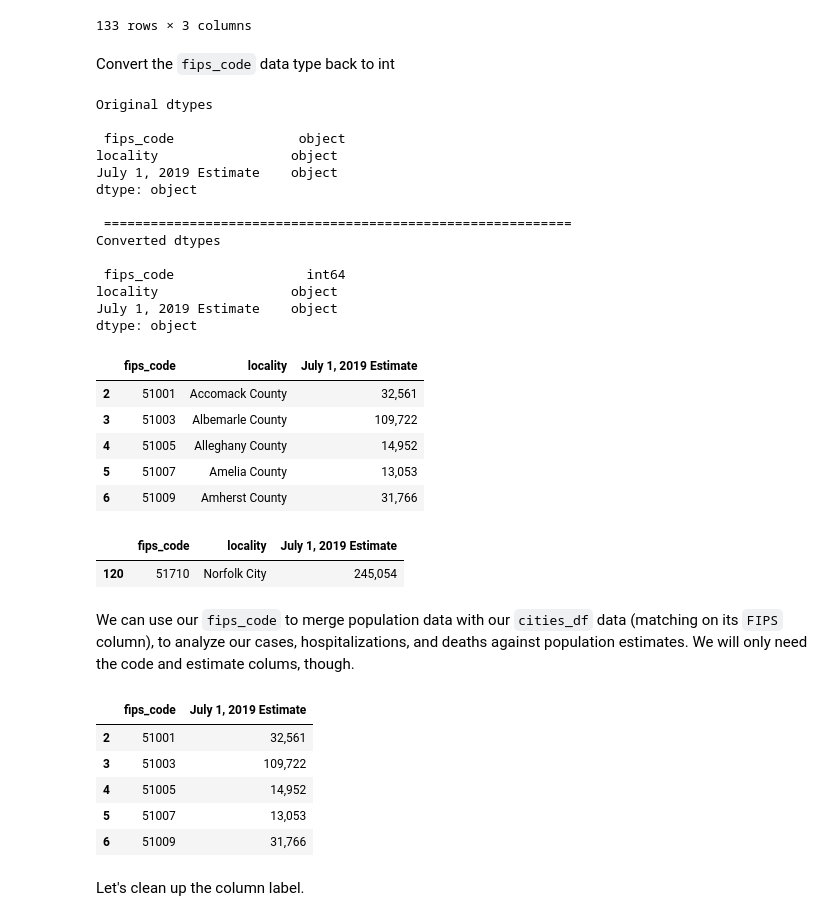
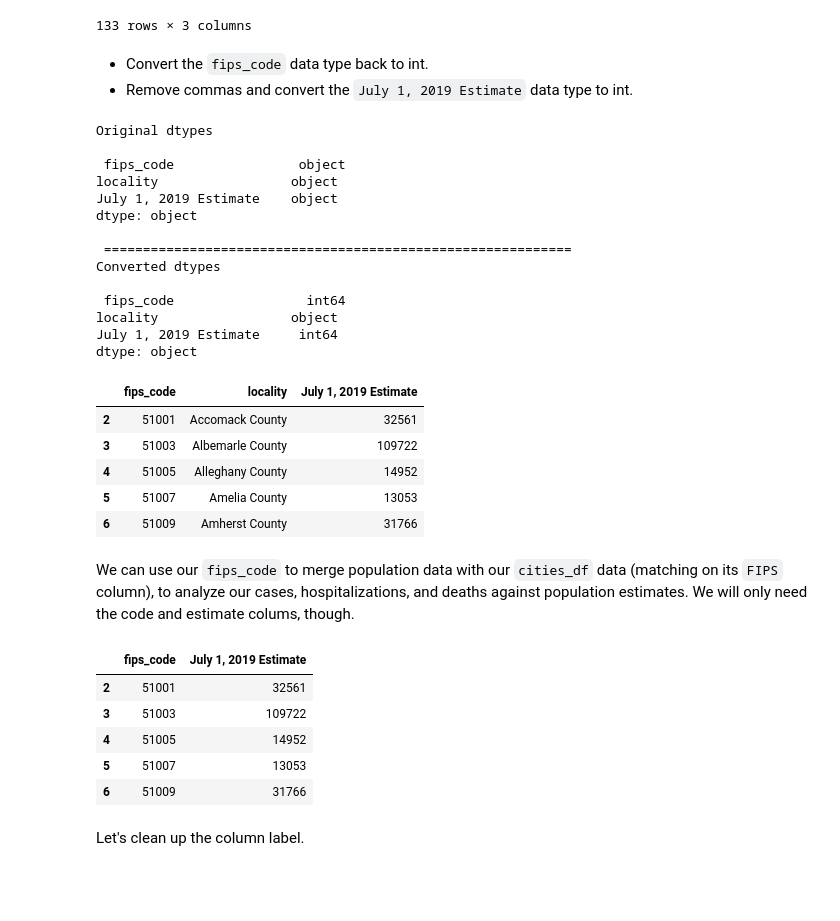
Before and after one commit to jammy-bot/va-covid-eda, a Jupyter notebook: va_covid_plots.ipynb, the cells around one changed output. Cells and saved outputs as stored; diff of their text form; code cells hidden in the pictures; blank space fills up the shorter version.

```diff
--- a/va_covid_plots.ipynb
+++ b/va_covid_plots.ipynb
@@ -564,47 +564,48 @@ pop_df
 | 134 | 51840 | Winchester City | 28,180 |
 133 rows × 3 columns
 # %% [markdown]
-Convert the `fips_code` data type back to int
+
+
+*   Convert the `fips_code` data type back to int.
+*   Remove commas and convert the `July 1, 2019 Estimate` data type to int.
 # %%
 # checking dtypes pre - conversion
 print("Original dtypes\n\n", pop_df.dtypes, "\n\n", "="*60)
 
 # correcting dtype
-pop_df.astype({'fips_code': 'int64'}).dtypes
 pop_df.fips_code = pop_df.fips_code.astype(int)
+
+# removing commas and correcting dtype
+pop_df["July 1, 2019 Estimate"] = pop_df["July 1, 2019 Estimate"].str.replace(
+    ",", ""
+    ).astype(int)
 
 # checking dtypes post - conversion
 print("Converted dtypes\n\n", pop_df.dtypes, "\n\n")
 
 # viewing first rows
 pop_df.head()
 # %% [output]
 Original dtypes
 
  fips_code                object
 locality                 object
 July 1, 2019 Estimate    object
 dtype: object
 
  ============================================================
 Converted dtypes
 
  fips_code                 int64
 locality                 object
-July 1, 2019 Estimate    object
+July 1, 2019 Estimate     int64
 dtype: object
 |  | fips_code | locality | July 1, 2019 Estimate |
-| 2 | 51001 | Accomack County | 32,561 |
-| 3 | 51003 | Albemarle County | 109,722 |
-| 4 | 51005 | Alleghany County | 14,952 |
-| 5 | 51007 | Amelia County | 13,053 |
-| 6 | 51009 | Amherst County | 31,766 |
+| 2 | 51001 | Accomack County | 32561 |
+| 3 | 51003 | Albemarle County | 109722 |
+| 4 | 51005 | Alleghany County | 14952 |
+| 5 | 51007 | Amelia County | 13053 |
+| 6 | 51009 | Amherst County | 31766 |
-# %%
-# checking a locality
-pop_df[pop_df['locality'].str.contains("Norfolk City")]
-# %% [output]
-|  | fips_code | locality | July 1, 2019 Estimate |
-| 120 | 51710 | Norfolk City | 245,054 |
 # %% [markdown]
 We can use our `fips_code` to merge population data with our `cities_df` data (matching on its `FIPS` column), to analyze our cases, hospitalizations, and deaths against population estimates. We will only need the code and estimate colums, though.
 # %%
@@ -615,11 +616,11 @@ pop_estimate_df = pop_df.copy().drop(['locality'], axis=1)
 pop_estimate_df.head()
 # %% [output]
 |  | fips_code | July 1, 2019 Estimate |
-| 2 | 51001 | 32,561 |
-| 3 | 51003 | 109,722 |
-| 4 | 51005 | 14,952 |
-| 5 | 51007 | 13,053 |
-| 6 | 51009 | 31,766 |
+| 2 | 51001 | 32561 |
+| 3 | 51003 | 109722 |
+| 4 | 51005 | 14952 |
+| 5 | 51007 | 13053 |
+| 6 | 51009 | 31766 |
 # %% [markdown]
 Let's clean up the column label.
 # %%
```
Also changed, not shown: parts of 16 cells of this notebook.
